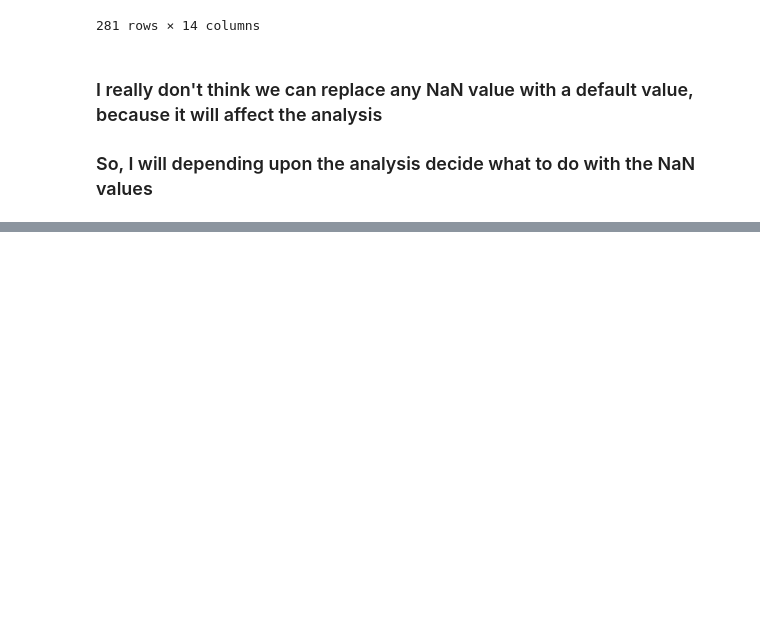
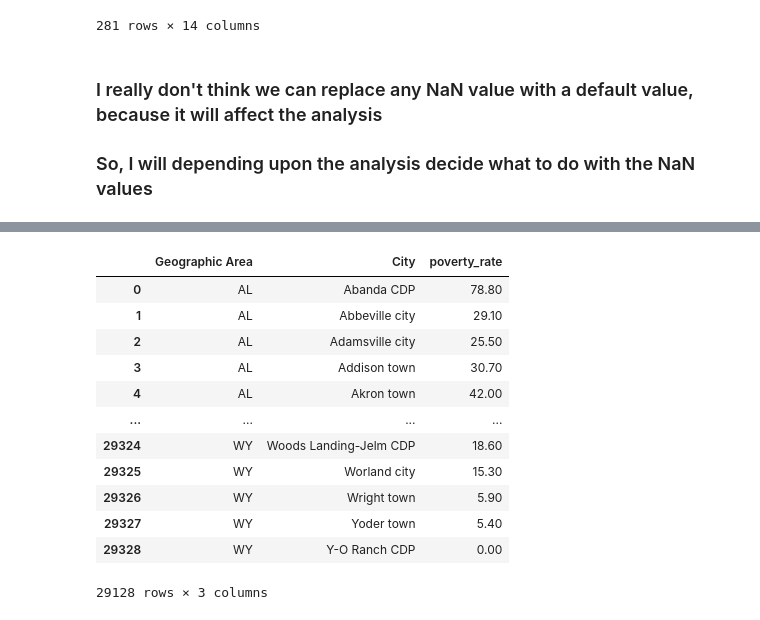
Before and after one commit to shubhenduanupamdutta/Portfolio_19_Death_Police_US, a Jupyter notebook: Fatal_Force_Analysis.ipynb, the cells around one changed output, grey strips where cells are left out. Saved outputs shown, nothing was run; the diff lists cells and outputs as text; code cells hidden in the pictures; blank space fills up the shorter version.

```diff
--- a/Fatal_Force_Analysis.ipynb
+++ b/Fatal_Force_Analysis.ipynb
@@ -221,0 +227,19 @@ df_fatalities[df_fatalities.isna().any(axis=1)]
+# %%
+df_pct_poverty = df_pct_poverty.convert_dtypes()
+df_pct_poverty = df_pct_poverty[-df_pct_poverty["poverty_rate"].str.contains("-")]
+df_pct_poverty['poverty_rate'] = pd.to_numeric(df_pct_poverty["poverty_rate"])
+df_pct_poverty
+# %% [output]
+|  | Geographic Area | City | poverty_rate |
+| 0 | AL | Abanda CDP | 78.80 |
+| 1 | AL | Abbeville city | 29.10 |
+| 2 | AL | Adamsville city | 25.50 |
+| 3 | AL | Addison town | 30.70 |
+| 4 | AL | Akron town | 42.00 |
+| ... | ... | ... | ... |
+| 29324 | WY | Woods Landing-Jelm CDP | 18.60 |
+| 29325 | WY | Worland city | 15.30 |
+| 29326 | WY | Wright town | 5.90 |
+| 29327 | WY | Yoder town | 5.40 |
+| 29328 | WY | Y-O Ranch CDP | 0.00 |
+29128 rows × 3 columns
```
Also changed, not shown: parts of 6 cells of this notebook.
